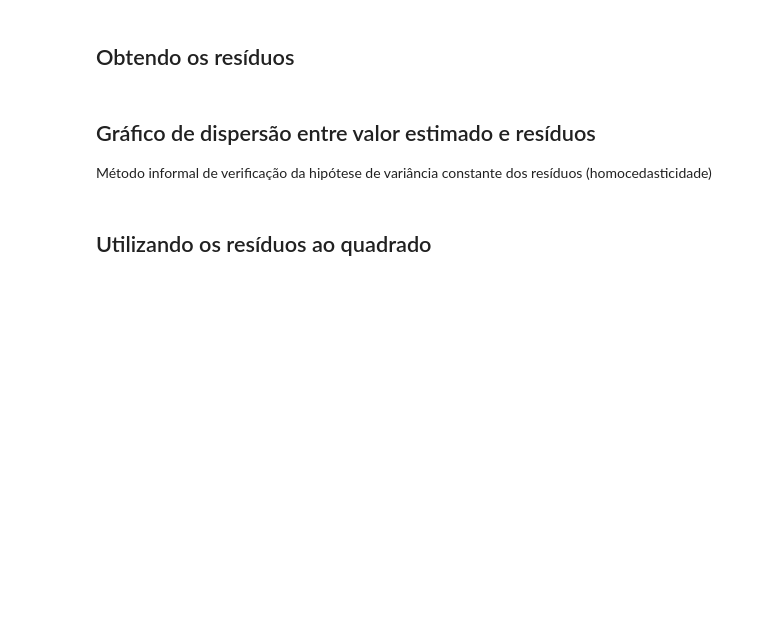
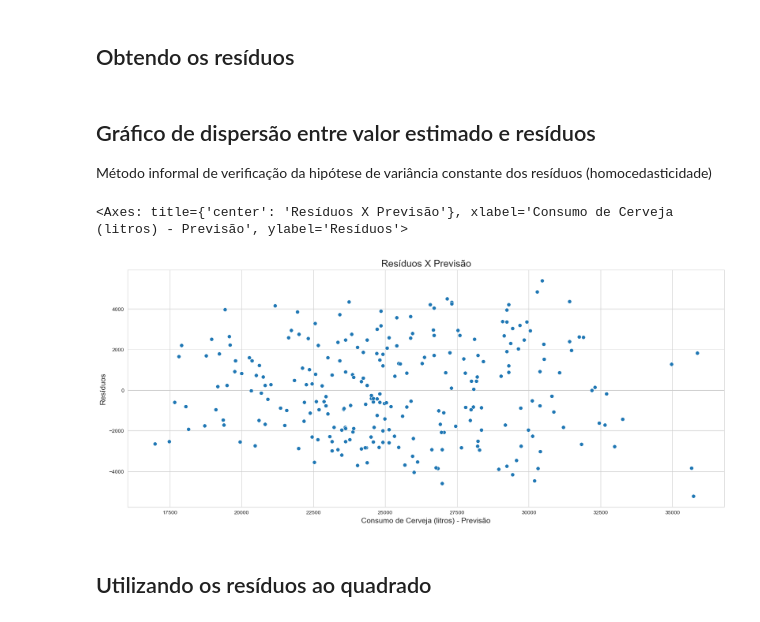
Before and after one commit to paulorobertovrc/alura-data-science, a Jupyter notebook: Estatística/Curso_Regressֶão_Linear_1.ipynb, the cells around one changed output. Saved outputs shown, nothing was run; the diff lists cells and outputs as text; code cells hidden in the pictures; blank space fills up the shorter version.

```diff
--- a/Estatística/Curso_Regressֶão_Linear_1.ipynb
+++ b/Estatística/Curso_Regressֶão_Linear_1.ipynb
@@ -401,6 +499,16 @@ https://seaborn.pydata.org/generated/seaborn.scatterplot.html
 ## Gráfico de dispersão entre valor estimado e resíduos
 
 Método informal de verificação da hipótese de variância constante dos resíduos (homocedasticidade)
+# %%
+ax = sns.scatterplot(x=y_pred_train, y=residuals, s=50)
+ax.figure.set_size_inches(20, 8)
+ax.set_title('Resíduos X Previsão', fontsize=18)
+ax.set_xlabel('Consumo de Cerveja (litros) - Previsão', fontsize=14)
+ax.set_ylabel('Resíduos', fontsize=14)
+ax
+# %% [output]
+<Axes: title={'center': 'Resíduos X Previsão'}, xlabel='Consumo de Cerveja (litros) - Previsão', ylabel='Resíduos'>
+[figure, added]
 # %% [markdown]
 ## Utilizando os resíduos ao quadrado
 # %% [markdown]
```
Also changed, not shown: parts of 27 cells of this notebook.
